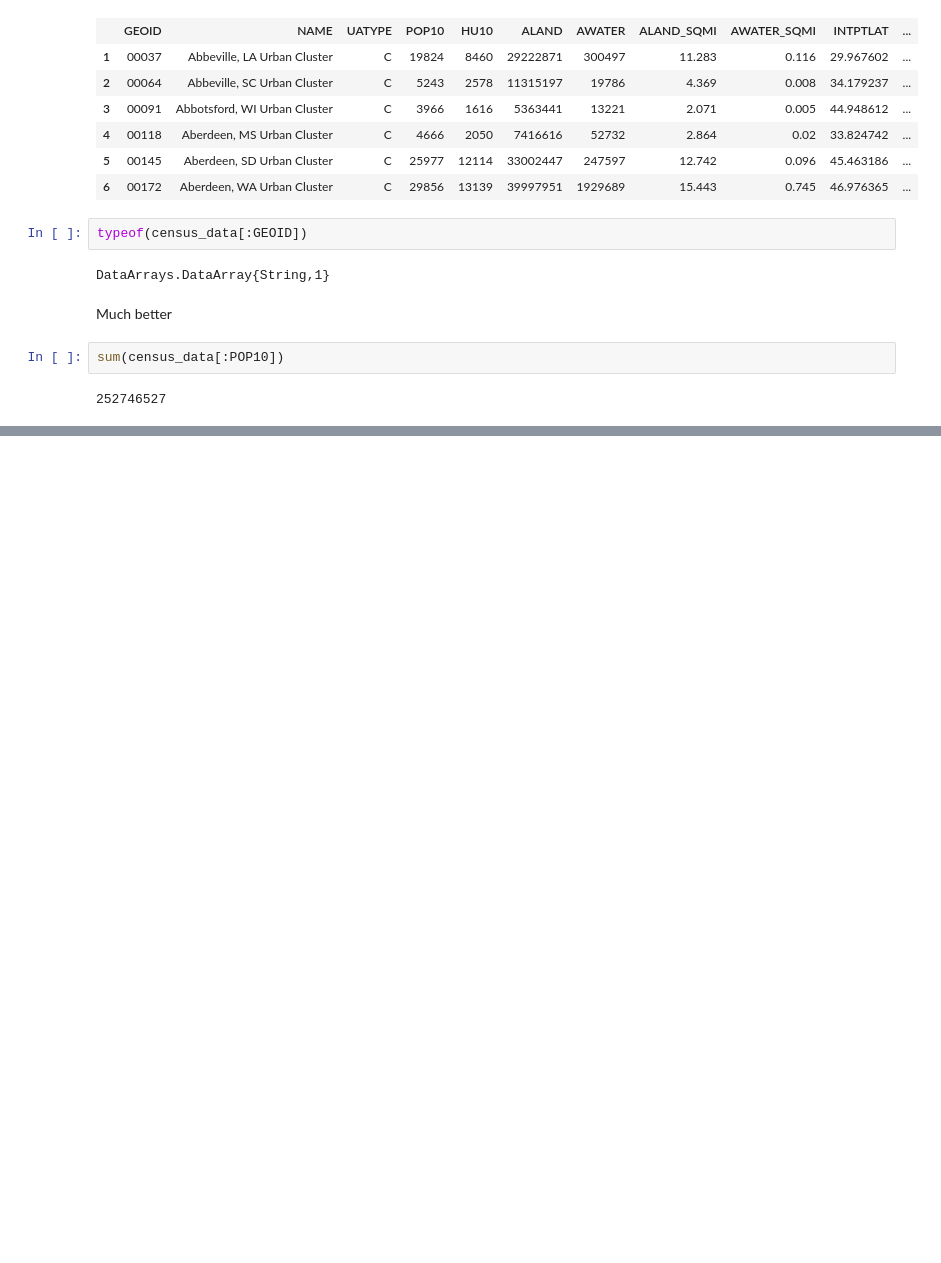
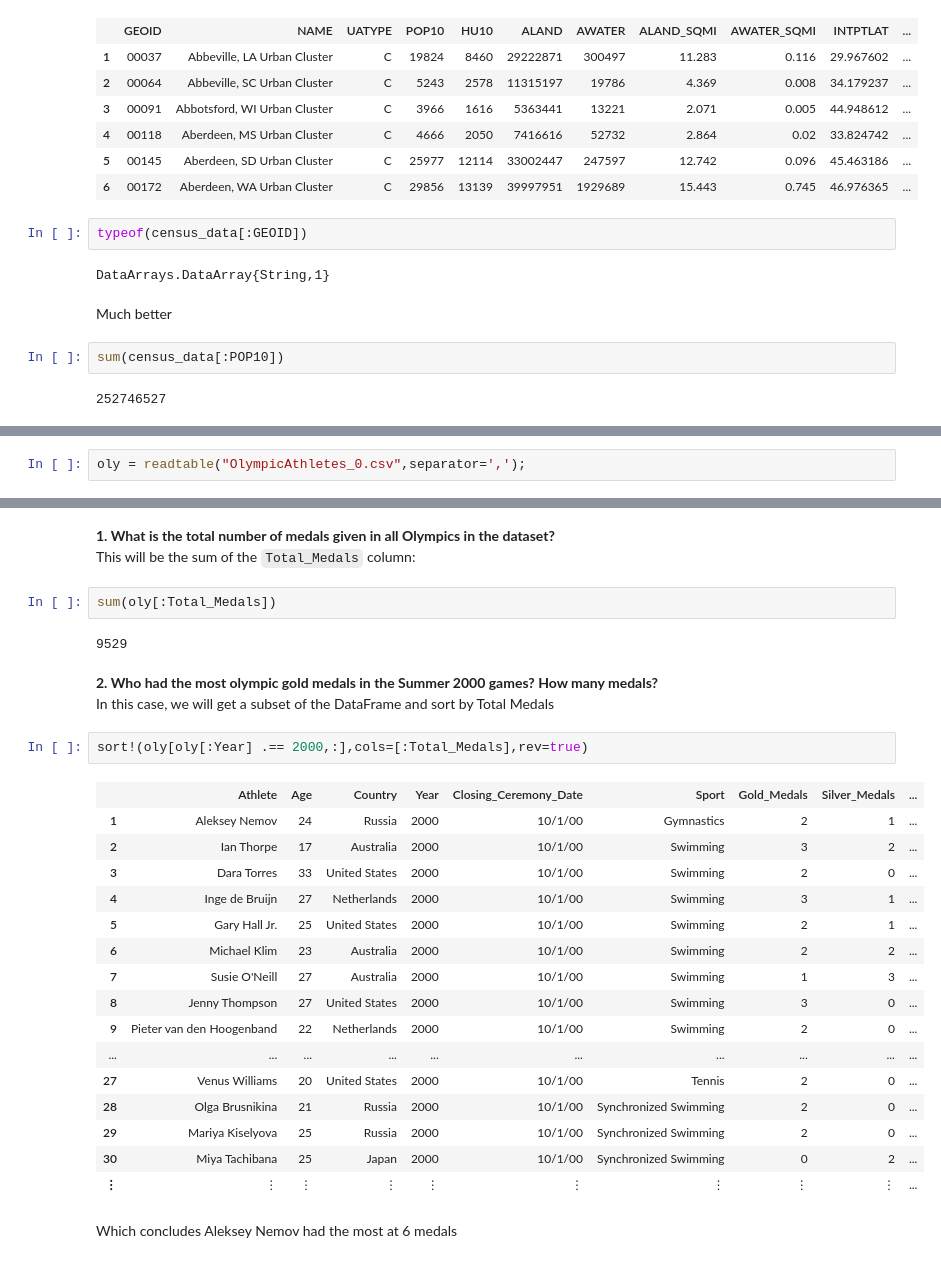
Before and after one commit to joshuanasiatka/FSU-Fall-2016, a Jupyter notebook: tpcs-sci-comp/notes/ch16.ipynb, the cells around one changed output, grey strips where cells are left out. Drawn from its saved outputs; the diff is of its cells as text; blank space fills up the shorter version.

```diff
--- a/tpcs-sci-comp/notes/ch16.ipynb
+++ b/tpcs-sci-comp/notes/ch16.ipynb
@@ -234,0 +382,2 @@ sum(census_data[:POP10])
+# %%
+oly = readtable("OlympicAthletes_0.csv",separator=',');
@@ -234,0 +394,31 @@ sum(census_data[:POP10])
+# %% [markdown]
+**1. What is the total number of medals given in all Olympics in the dataset?**
+This will be the sum of the `Total_Medals` column:
+# %%
+sum(oly[:Total_Medals])
+# %% [output]
+9529
+# %% [markdown]
+**2. Who had the most olympic gold medals in the Summer 2000 games? How many medals?**
+In this case, we will get a subset of the DataFrame and sort by Total Medals
+# %%
+sort!(oly[oly[:Year] .== 2000,:],cols=[:Total_Medals],rev=true)
+# %% [output]
+|  | Athlete | Age | Country | Year | Closing_Ceremony_Date | Sport | Gold_Medals | Silver_Medals | ... |
+| 1 | Aleksey Nemov | 24 | Russia | 2000 | 10/1/00 | Gymnastics | 2 | 1 | ... |
+| 2 | Ian Thorpe | 17 | Australia | 2000 | 10/1/00 | Swimming | 3 | 2 | ... |
+| 3 | Dara Torres | 33 | United States | 2000 | 10/1/00 | Swimming | 2 | 0 | ... |
+| 4 | Inge de Bruijn | 27 | Netherlands | 2000 | 10/1/00 | Swimming | 3 | 1 | ... |
+| 5 | Gary Hall Jr. | 25 | United States | 2000 | 10/1/00 | Swimming | 2 | 1 | ... |
+| 6 | Michael Klim | 23 | Australia | 2000 | 10/1/00 | Swimming | 2 | 2 | ... |
+| 7 | Susie O'Neill | 27 | Australia | 2000 | 10/1/00 | Swimming | 1 | 3 | ... |
+| 8 | Jenny Thompson | 27 | United States | 2000 | 10/1/00 | Swimming | 3 | 0 | ... |
+| 9 | Pieter van den Hoogenband | 22 | Netherlands | 2000 | 10/1/00 | Swimming | 2 | 0 | ... |
+| ... | ... | ... | ... | ... | ... | ... | ... | ... | ... |
+| 27 | Venus Williams | 20 | United States | 2000 | 10/1/00 | Tennis | 2 | 0 | ... |
+| 28 | Olga Brusnikina | 21 | Russia | 2000 | 10/1/00 | Synchronized Swimming | 2 | 0 | ... |
+| 29 | Mariya Kiselyova | 25 | Russia | 2000 | 10/1/00 | Synchronized Swimming | 2 | 0 | ... |
+| 30 | Miya Tachibana | 25 | Japan | 2000 | 10/1/00 | Synchronized Swimming | 0 | 2 | ... |
+| ⋮ | ⋮ | ⋮ | ⋮ | ⋮ | ⋮ | ⋮ | ⋮ | ⋮ | ... |
+# %% [markdown]
+Which concludes Aleksey Nemov had the most at 6 medals
```
Also changed, not shown: parts of 41 cells of this notebook, 22 other files.
